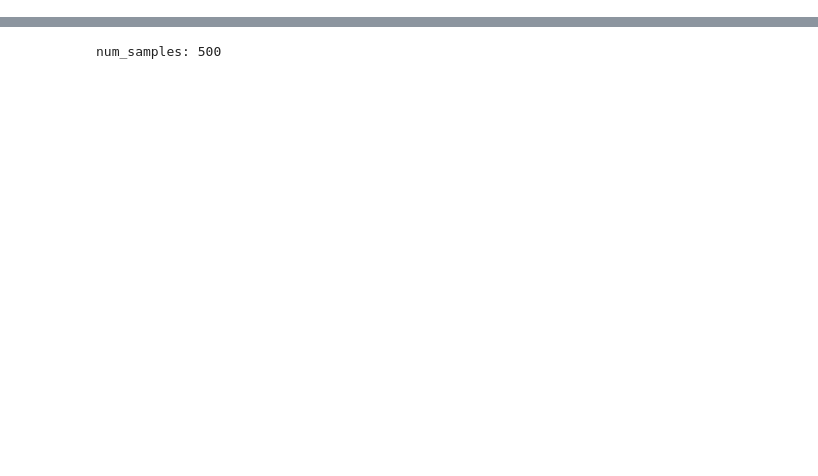
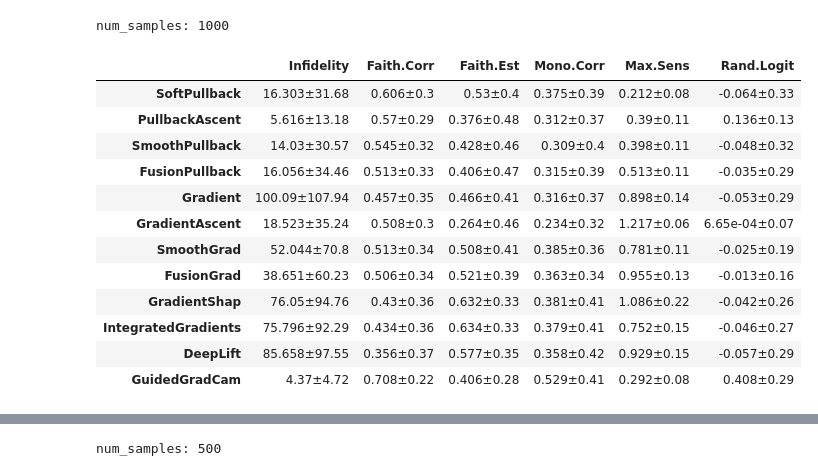
Before and after one commit to 314-Foundation/SemanticPullbacks, a Jupyter notebook: notebooks/verify_results.ipynb, the cells around one changed output, grey strips where cells are left out. Drawn from its saved outputs; the diff is of its cells as text; code cells hidden in the pictures; blank space fills up the shorter version.

```diff
--- a/notebooks/verify_results.ipynb
+++ b/notebooks/verify_results.ipynb
@@ -59,0 +28,53 @@ num_samples: 500
+# %%
+short_metrics_map = {
+    "infidelity": "Infidelity",
+    "faithfulness_correlation": "Faith.Corr",
+    "faithfulness_estimate": "Faith.Est",
+    "monotonicity_correlation": "Mono.Corr",
+    "max_sensitivity": "Max.Sens",
+    "random_logit": "Rand.Logit",
+}
+explainers = ["SoftPullback", "PullbackAscent", "SmoothPullback", "FusionPullback", "Gradient", "GradientAscent", "SmoothGrad", "FusionGrad", "GradientShap", "IntegratedGradients", "DeepLift", "GuidedGradCam"]
+# explainers = ["SoftPullback", "PullbackAscent", "PullbackAscentNoAlpha", "PullbackAscent3", "SmoothPullback", "FusionPullback", "Gradient", "GradientAscent", "SmoothGrad", "FusionGrad", "GradientShap", "IntegratedGradients", "DeepLift", "GuidedGradCam"]
+# %%
+def merge_with_priority(df_big, df_small, key_col="Faith.Corr"):
+    # we merge results as we re-genenerated the faithfulness_correlation metric for different set of patches
+    # becuause the previous selection inflated the results for PVT (patches were too large which inflated the correlation score)
+    result = df_big.loc[df_small.index].copy()
+    result[key_col] = df_small[key_col]
+    return result
+
+def process_df(df_path, precision=3):
+    selected_columns = list(short_metrics_map.keys())
+
+    df = QuantusEvaluator.load_results(df_path)
+    # df = df[selected_columns].rename(index=short_metrics_map, columns=short_metrics_map)
+    df = df[
+        [col for col in selected_columns if col in df.columns]
+    ].rename(index=short_metrics_map, columns=short_metrics_map)
+    # df = df.loc[explainers]
+    df = df.loc[[idx for idx in explainers if idx in df.index]]
+
+    print("num_samples:", len(df.iloc[0].iloc[0]))
+
+    df = QuantusEvaluator.summarize_results(df, precision=precision)
+    return df
+# %%
+vgg_df = process_df("results/quantus_vgg_fc_nips_20_50_vgg11_bn")
+vgg_df.to_csv('results/vgg_df_20_50.csv', index=True)
+vgg_df
+# %% [output]
+num_samples: 1000
+|  | Infidelity | Faith.Corr | Faith.Est | Mono.Corr | Max.Sens | Rand.Logit |
+| SoftPullback | 16.303±31.68 | 0.606±0.3 | 0.53±0.4 | 0.375±0.39 | 0.212±0.08 | -0.064±0.33 |
+| PullbackAscent | 5.616±13.18 | 0.57±0.29 | 0.376±0.48 | 0.312±0.37 | 0.39±0.11 | 0.136±0.13 |
+| SmoothPullback | 14.03±30.57 | 0.545±0.32 | 0.428±0.46 | 0.309±0.4 | 0.398±0.11 | -0.048±0.32 |
+| FusionPullback | 16.056±34.46 | 0.513±0.33 | 0.406±0.47 | 0.315±0.39 | 0.513±0.11 | -0.035±0.29 |
+| Gradient | 100.09±107.94 | 0.457±0.35 | 0.466±0.41 | 0.316±0.37 | 0.898±0.14 | -0.053±0.29 |
+| GradientAscent | 18.523±35.24 | 0.508±0.3 | 0.264±0.46 | 0.234±0.32 | 1.217±0.06 | 6.65e-04±0.07 |
+| SmoothGrad | 52.044±70.8 | 0.513±0.34 | 0.508±0.41 | 0.385±0.36 | 0.781±0.11 | -0.025±0.19 |
+| FusionGrad | 38.651±60.23 | 0.506±0.34 | 0.521±0.39 | 0.363±0.34 | 0.955±0.13 | -0.013±0.16 |
+| GradientShap | 76.05±94.76 | 0.43±0.36 | 0.632±0.33 | 0.381±0.41 | 1.086±0.22 | -0.042±0.26 |
+| IntegratedGradients | 75.796±92.29 | 0.434±0.36 | 0.634±0.33 | 0.379±0.41 | 0.752±0.15 | -0.046±0.27 |
+| DeepLift | 85.658±97.55 | 0.356±0.37 | 0.577±0.35 | 0.358±0.42 | 0.929±0.15 | -0.057±0.29 |
+| GuidedGradCam | 4.37±4.72 | 0.708±0.22 | 0.406±0.28 | 0.529±0.41 | 0.292±0.08 | 0.408±0.29 |
```
Also changed, not shown: parts of 6 cells of this notebook, 9 other files.
